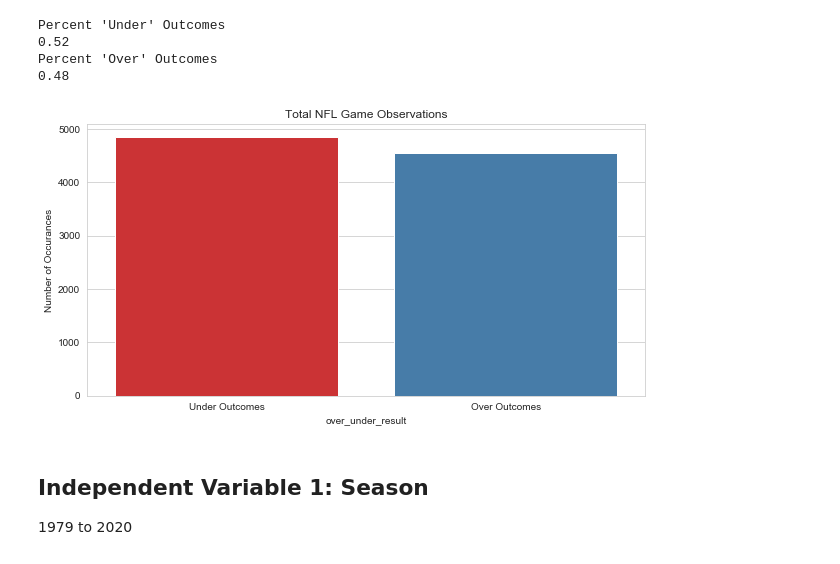
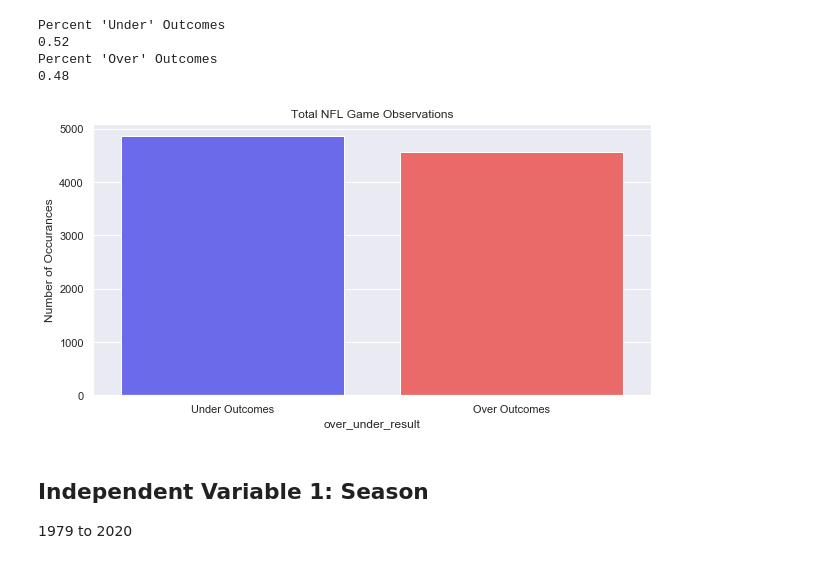
Before and after one commit to azieky/over_under_predictor, a Jupyter notebook: EDA_Notebook.ipynb, the cells around one changed output. Saved outputs shown, nothing was run; the diff lists cells and outputs as text; code cells hidden in the pictures.

```diff
--- a/EDA_Notebook.ipynb
+++ b/EDA_Notebook.ipynb
@@ -45,15 +50,15 @@ Percent 'Over' Outcomes
 # %%
 ### Target Variable Countplot to help Visualize Class Imbalance ###
 
 plt.figure(figsize = (10,5))
-sns.countplot(df['over_under_result'], palette="Set1")
-sns.set_style("whitegrid")
+sns.set_style("darkgrid")
+sns.countplot(df['over_under_result'], palette="seismic")
 plt.title('Total NFL Game Observations')
 plt.ylabel('Number of Occurances')
 plt.xticks(np.arange(2), ['Under Outcomes','Over Outcomes'])
 plt.show()
 # %% [output]
-[figure, old version]
+[figure, new version]
 # %% [markdown]
 ## Independent Variable 1: Season
 
```
Also changed, not shown: parts of 43 cells of this notebook, 13 other files.
